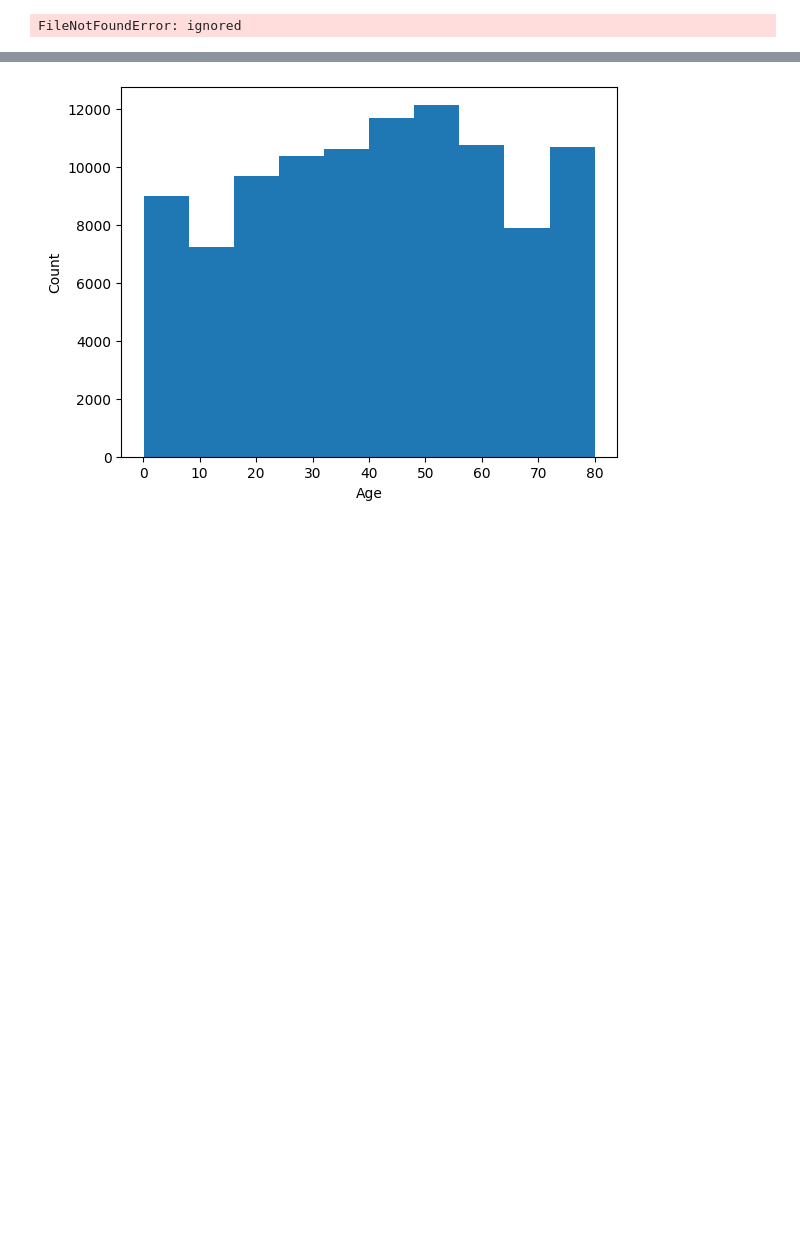
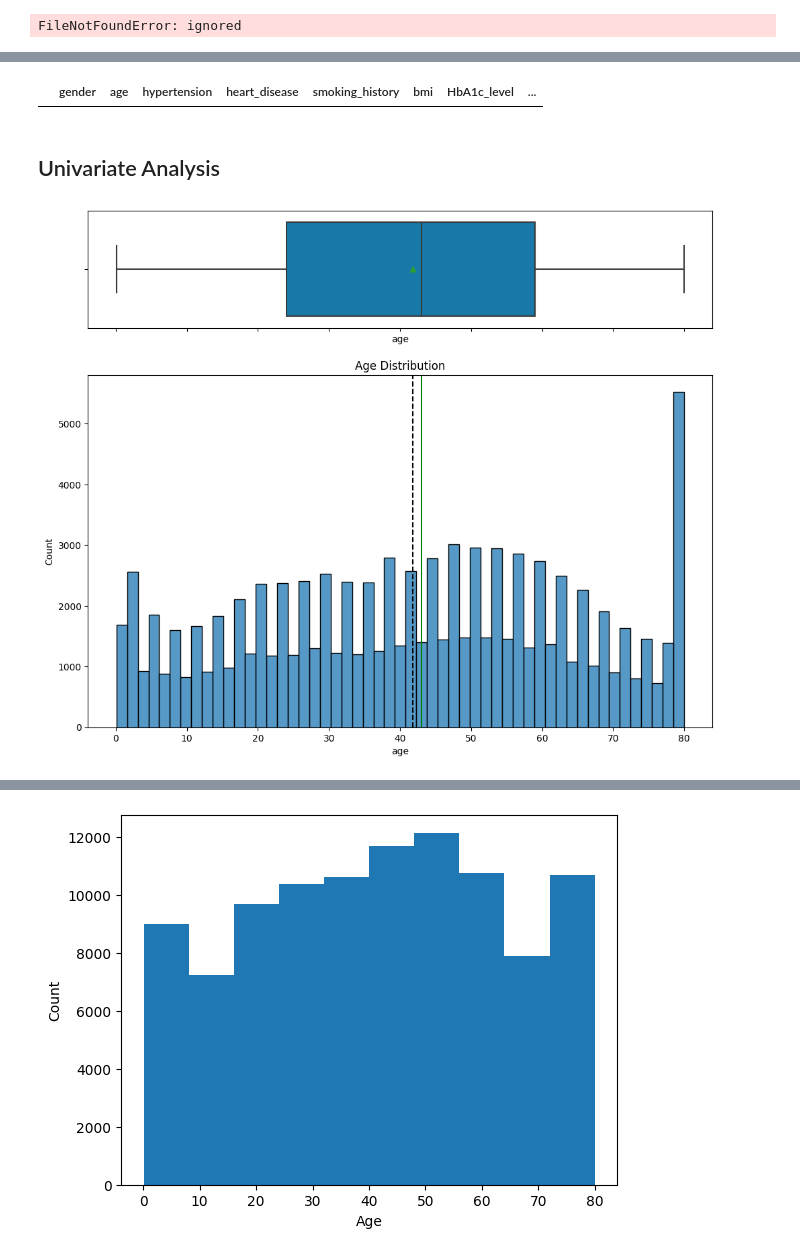
Before and after one commit to ChetanAIML/Team5, a Jupyter notebook: ML_FinalProject_Team5.ipynb, the cells around one changed output, grey strips where cells are left out. Cells and saved outputs as stored; diff of their text form; code cells hidden in the pictures; blank space fills up the shorter version.

```diff
--- a/ML_FinalProject_Team5.ipynb
+++ b/ML_FinalProject_Team5.ipynb
@@ -19,0 +97,3 @@ NameError: ignored
+# %%
+# Replacing ever to never
+df.smoking_history = df.smoking_history.replace('ever', 'never')
@@ -19,0 +141,33 @@ NameError: ignored
+# %%
+df = df.drop_duplicates()
+# %%
+duplicate = df[df.duplicated()]
+duplicate
+# %% [output]
+|  | gender | age | hypertension | heart_disease | smoking_history | bmi | HbA1c_level | ... |
+# %% [markdown]
+## Univariate Analysis
+# %%
+def boxplot_histogram(data, feature, title, figsize = (12,10), kde = False, bins = None):
+
+  # This function makes a boxplot and a histogram
+  # data: dataframe, feature: column of dataframe, figsize: size of figure
+  #kde: show curve density, bins: number of bins for the hist plot
+
+  # Setting up figure size, rows
+  f2, (ax_box2, ax_hist2) = plt.subplots(nrows = 2, sharex = True, gridspec_kw = {"height_ratios":(0.25, 0.75)}, figsize = figsize)
+  # Creating boxplot
+  sns.boxplot(data = data, x = feature, ax = ax_box2, showmeans = True, palette = "winter")
+  # Creating histplot
+  sns.histplot(
+    data=data, x=feature, kde=kde, ax=ax_hist2, bins=bins, palette="violet"
+    ) if bins else sns.histplot(data=data, x=feature, kde=kde, ax=ax_hist2)
+  # Putting mean on histogram
+  ax_hist2.axvline(data[feature].mean(), color = "black", linestyle = "--")
+  plt.title(title)
+  # Putting median to histogram
+  ax_hist2.axvline(data[feature].median(), color = "green", linestyle = "-")
+# %%
+boxplot_histogram(df, "age", "Age Distribution")
+# %% [output]
+[figure, added]
```
Also changed, not shown: parts of 21 cells of this notebook.
